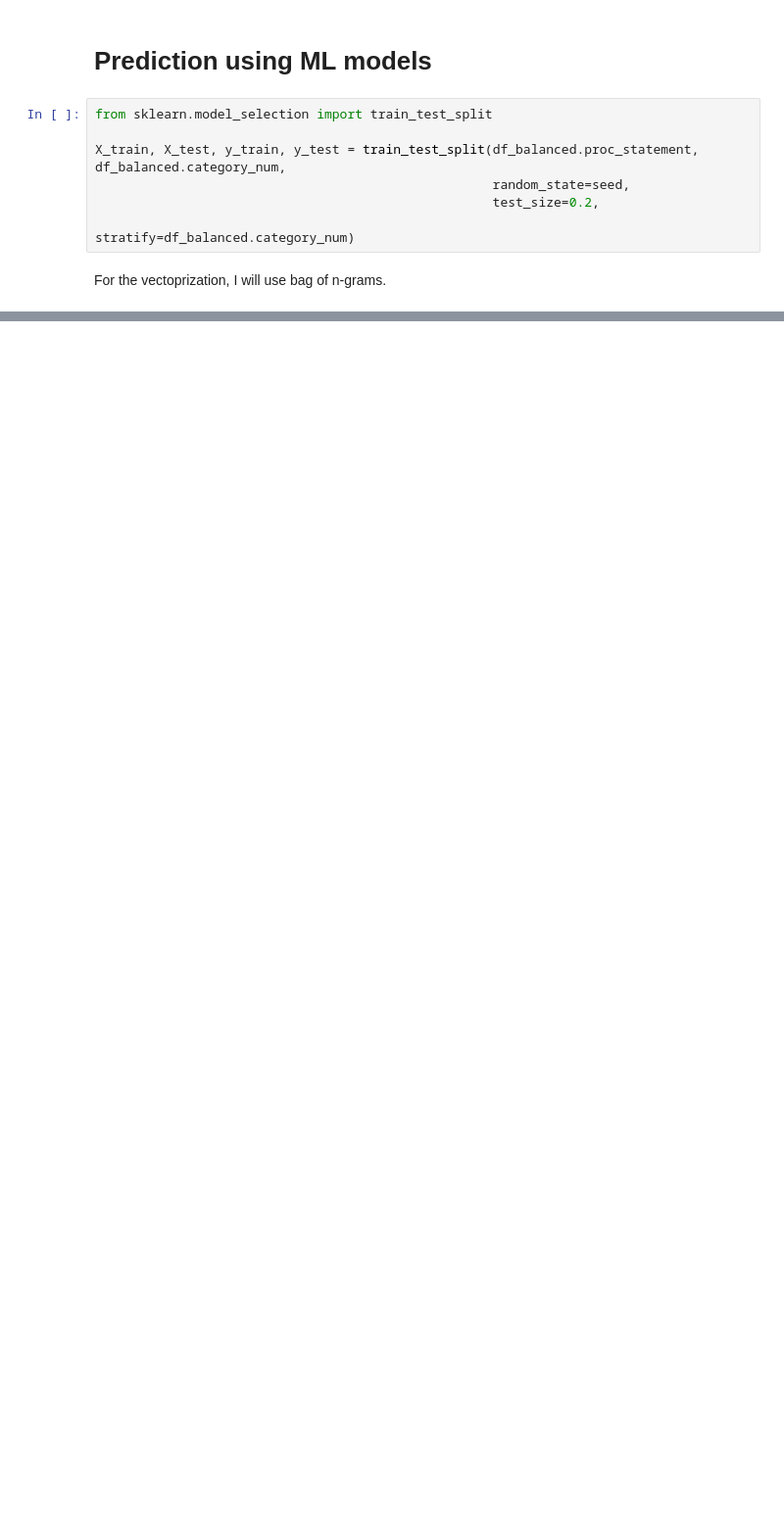
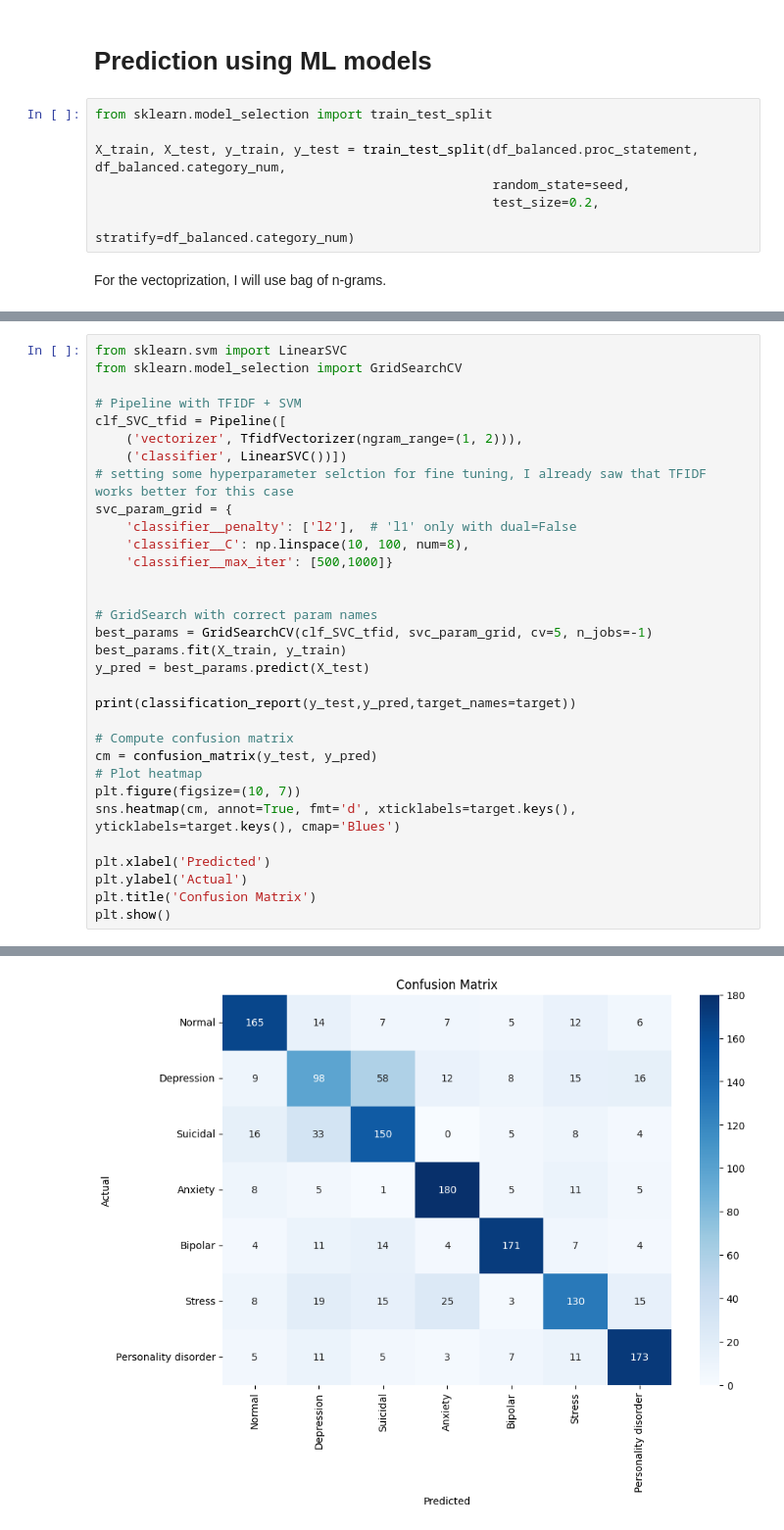
Before and after one commit to Hecramco/NLP_Projects, a Jupyter notebook: notebooks/NLP_Sentiment_Mental_health.ipynb, the cells around one changed output, grey strips where cells are left out. Shown at 98% size. Drawn from its saved outputs; the diff is of its cells as text; blank space fills up the shorter version.

Commit message:
Updated sample model

```diff
--- a/notebooks/NLP_Sentiment_Mental_health.ipynb
+++ b/notebooks/NLP_Sentiment_Mental_health.ipynb
@@ -255,0 +319,33 @@ plt.show()
+# %%
+from sklearn.svm import LinearSVC
+from sklearn.model_selection import GridSearchCV
+
+# Pipeline with TFIDF + SVM
+clf_SVC_tfid = Pipeline([
+    ('vectorizer', TfidfVectorizer(ngram_range=(1, 2))),
+    ('classifier', LinearSVC())])
+# setting some hyperparameter selction for fine tuning, I already saw that TFIDF works better for this case
+svc_param_grid = {
+    'classifier__penalty': ['l2'],  # 'l1' only with dual=False
+    'classifier__C': np.linspace(10, 100, num=8),
+    'classifier__max_iter': [500,1000]}
+
+
+# GridSearch with correct param names
+best_params = GridSearchCV(clf_SVC_tfid, svc_param_grid, cv=5, n_jobs=-1)
+best_params.fit(X_train, y_train)
+y_pred = best_params.predict(X_test)
+
+print(classification_report(y_test,y_pred,target_names=target))
+
+# Compute confusion matrix
+cm = confusion_matrix(y_test, y_pred)
+# Plot heatmap
+plt.figure(figsize=(10, 7))
+sns.heatmap(cm, annot=True, fmt='d', xticklabels=target.keys(), yticklabels=target.keys(), cmap='Blues')
+
+plt.xlabel('Predicted')
+plt.ylabel('Actual')
+plt.title('Confusion Matrix')
+plt.show()
+# %% [output]
@@ -255,0 +365 @@ plt.show()
+[figure, added]
```
Also changed, not shown: parts of 19 cells of this notebook, 1 other file.
